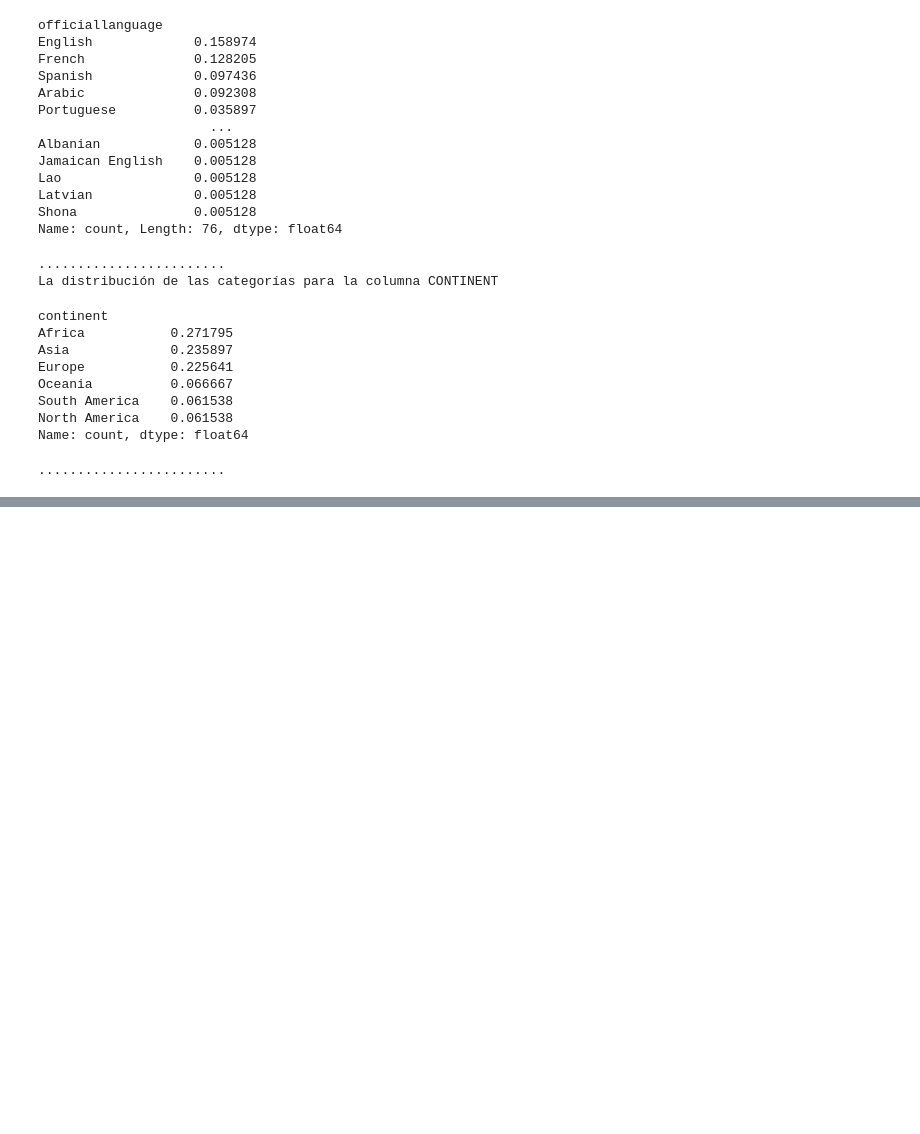
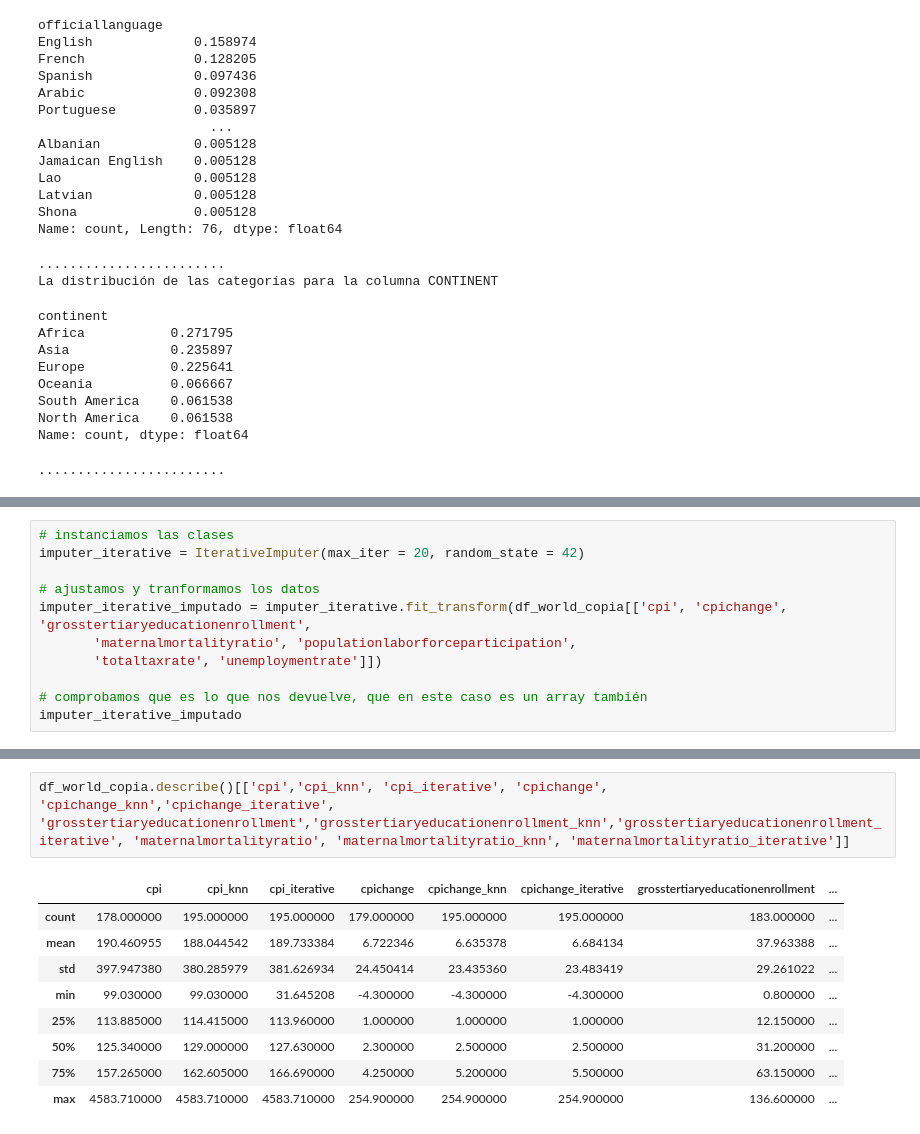
Before and after one commit to clarasdata/adalab-ej-pairprogramming-Andrea-Clara-pandas-numpy, a Jupyter notebook: 06-pair-gestion-nulos.ipynb, the cells around one changed output, grey strips where cells are left out. Drawn from its saved outputs; the diff is of its cells as text; blank space fills up the shorter version.

```diff
--- a/06-pair-gestion-nulos.ipynb
+++ b/06-pair-gestion-nulos.ipynb
@@ -276,0 +410,11 @@ NameError: name 'df_clase' is not defined
+# %%
+# instanciamos las clases
+imputer_iterative = IterativeImputer(max_iter = 20, random_state = 42)
+
+# ajustamos y tranformamos los datos
+imputer_iterative_imputado = imputer_iterative.fit_transform(df_world_copia[['cpi', 'cpichange', 'grosstertiaryeducationenrollment',
+       'maternalmortalityratio', 'populationlaborforceparticipation',
+       'totaltaxrate', 'unemploymentrate']])
+
+# comprobamos que es lo que nos devuelve, que en este caso es un array también
+imputer_iterative_imputado
@@ -276,0 +489,12 @@ NameError: name 'df_clase' is not defined
+# %%
+df_world_copia.describe()[['cpi','cpi_knn', 'cpi_iterative', 'cpichange', 'cpichange_knn','cpichange_iterative', 'grosstertiaryeducationenrollment','grosstertiaryeducationenrollment_knn','grosstertiaryeducationenrollment_iterative', 'maternalmortalityratio', 'maternalmortalityratio_knn', 'maternalmortalityratio_iterative']]
+# %% [output]
+|  | cpi | cpi_knn | cpi_iterative | cpichange | cpichange_knn | cpichange_iterative | grosstertiaryeducationenrollment | ... |
+| count | 178.000000 | 195.000000 | 195.000000 | 179.000000 | 195.000000 | 195.000000 | 183.000000 | ... |
+| mean | 190.460955 | 188.044542 | 189.733384 | 6.722346 | 6.635378 | 6.684134 | 37.963388 | ... |
+| std | 397.947380 | 380.285979 | 381.626934 | 24.450414 | 23.435360 | 23.483419 | 29.261022 | ... |
+| min | 99.030000 | 99.030000 | 31.645208 | -4.300000 | -4.300000 | -4.300000 | 0.800000 | ... |
+| 25% | 113.885000 | 114.415000 | 113.960000 | 1.000000 | 1.000000 | 1.000000 | 12.150000 | ... |
+| 50% | 125.340000 | 129.000000 | 127.630000 | 2.300000 | 2.500000 | 2.500000 | 31.200000 | ... |
+| 75% | 157.265000 | 162.605000 | 166.690000 | 4.250000 | 5.200000 | 5.500000 | 63.150000 | ... |
+| max | 4583.710000 | 4583.710000 | 4583.710000 | 254.900000 | 254.900000 | 254.900000 | 136.600000 | ... |
```
Also changed, not shown: parts of 59 cells of this notebook, 1 other file.
